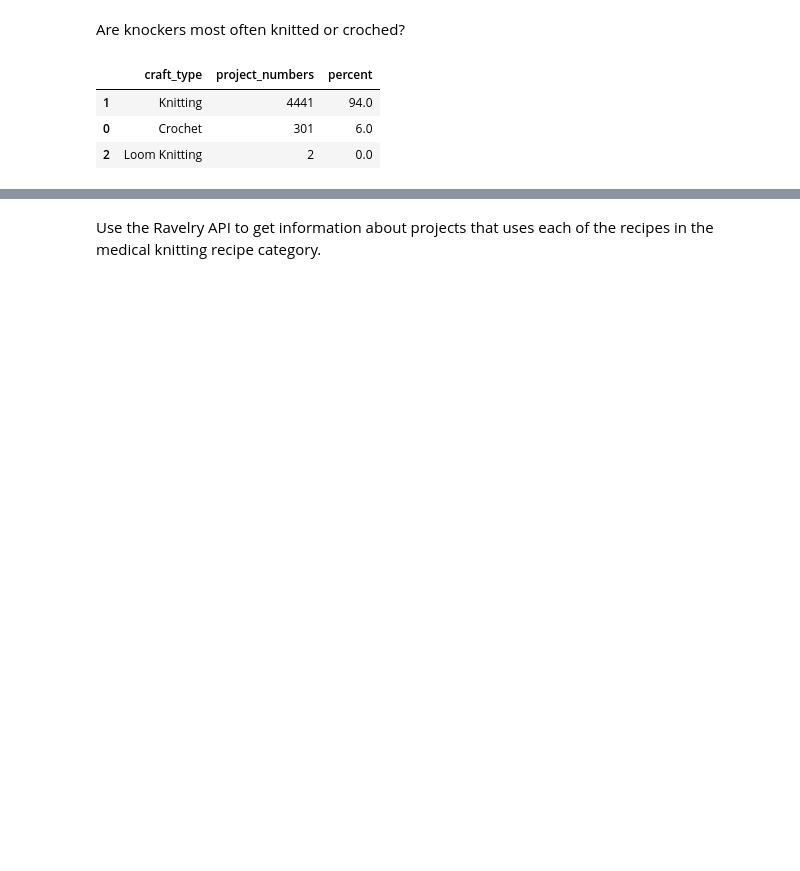
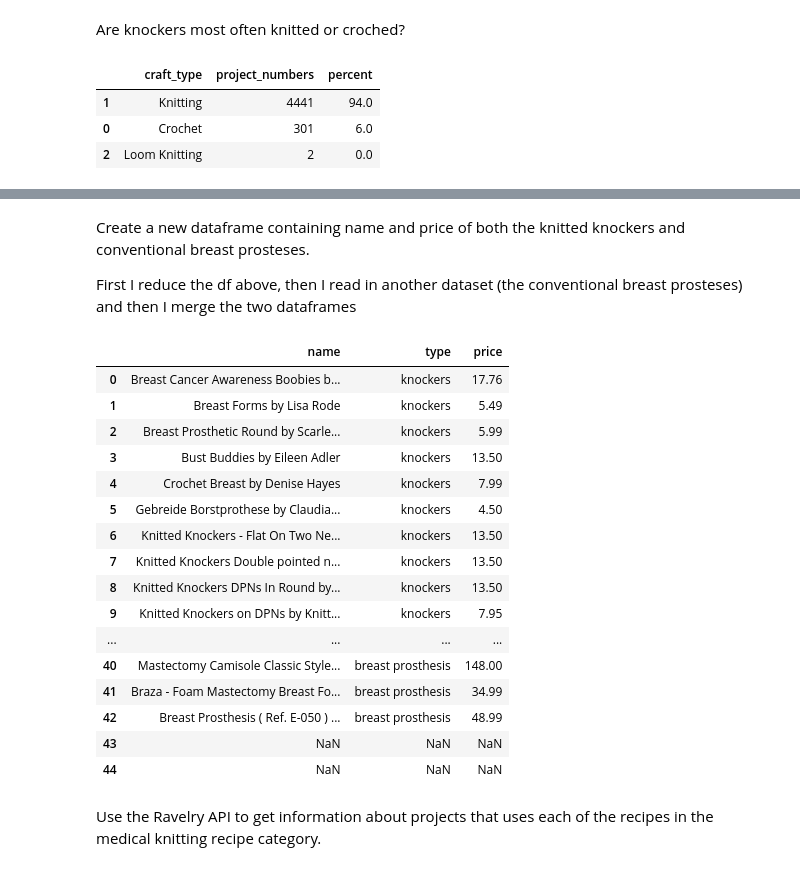
Before and after one commit to laurabejder/knitting_project, a Jupyter notebook: something.ipynb, the cells around one changed output, grey strips where cells are left out. Saved outputs shown, nothing was run; the diff lists cells and outputs as text; code cells hidden in the pictures; blank space fills up the shorter version.

Commit message:
added data

```diff
--- a/something.ipynb
+++ b/something.ipynb
@@ -171,0 +192,25 @@ knockers_grouped.to_csv("data/knockers_grouped.csv", index=False)
+# %%
+yarn_df = pd.read_csv("data/knockers_yarn_details.csv")
+yarn_df = yarn_df.replace('na',np.NaN)
+
+# Drop the recipes where some of the values are missing - they cannot be used in this calculation.
+yarn_df = yarn_df.dropna()
+
+#Figure out if you need one or two yarn wrenches
+# First change the numeric columns into the right format
+yarn_df['recipe_yardage_min'] = yarn_df['recipe_yardage_min'].astype(int)
+yarn_df['recipe_yardage_max'] = yarn_df['recipe_yardage_max'].astype(int)
+yarn_df['price_usd'] = yarn_df['price_usd'].astype(float)
+yarn_df['yarn_yards'] = yarn_df['yarn_yards'].astype(int)
+yarn_df['yard_grams'] = yarn_df['yard_grams'].astype(int)
+
+
+# If the result is larger than 1, you will need more than one yarn wrench for the average version of the recipe.
+yarn_df['wrench'] = (yarn_df['recipe_yardage_min'] / yarn_df['recipe_yardage_max'] * 2) / yarn_df['yarn_yards'] * 100
+
+yarn_df.loc[yarn_df['wrench'] > 1, 'wrench'] = 2
+yarn_df.loc[yarn_df['wrench'] <= 1, 'wrench'] = 1
+
+# And finally calculate the price of a knitted knocker
+yarn_df['knocker_price'] = yarn_df['price_usd'] * yarn_df['wrench']
+yarn_df.head(5)
@@ -172,3 +224,38 @@ knockers_grouped.to_csv("data/knockers_grouped.csv", index=False)
+# %% [markdown]
+Create a new dataframe containing name and price of both the knitted knockers and conventional breast prosteses.
+
+First I reduce the df above, then I read in another dataset (the conventional breast prosteses) and then I merge the two dataframes
+# %%
+knocker = yarn_df[['name','Category','knocker_price']]
+
+# Rename the columns to match the other dataframe
+knocker = knocker.rename(columns={'Category':'type','knocker_price':'price'})
+# %%
+# Load in the conventional prosthesis data
+prosthesis = pd.read_csv("data/prosthesis_info.csv")
+prosthesis = prosthesis.drop('retailer', axis=1)
+# %%
+# Concatenate the two dataframes
+comparison = pd.concat([knocker, prosthesis], ignore_index=True, axis=0)
+comparison
+# %% [output]
+|  | name | type | price |
+| 0 | Breast Cancer Awareness Boobies b... | knockers | 17.76 |
+| 1 | Breast Forms by Lisa Rode | knockers | 5.49 |
+| 2 | Breast Prosthetic Round by Scarle... | knockers | 5.99 |
+| 3 | Bust Buddies by Eileen Adler | knockers | 13.50 |
+| 4 | Crochet Breast by Denise Hayes | knockers | 7.99 |
+| 5 | Gebreide Borstprothese by Claudia... | knockers | 4.50 |
+| 6 | Knitted Knockers - Flat On Two Ne... | knockers | 13.50 |
+| 7 | Knitted Knockers Double pointed n... | knockers | 13.50 |
+| 8 | Knitted Knockers DPNs In Round by... | knockers | 13.50 |
+| 9 | Knitted Knockers on DPNs by Knitt... | knockers | 7.95 |
+| ... | ... | ... | ... |
+| 40 | Mastectomy Camisole Classic Style... | breast prosthesis | 148.00 |
+| 41 | Braza - Foam Mastectomy Breast Fo... | breast prosthesis | 34.99 |
+| 42 | Breast Prosthesis ( Ref. E-050 ) ... | breast prosthesis | 48.99 |
+| 43 | NaN | NaN | NaN |
+| 44 | NaN | NaN | NaN |
 # %% [markdown]
 Use the Ravelry API to get information about projects that uses each of the recipes in the medical knitting recipe category.
 # %%
```
Also changed, not shown: parts of 6 cells of this notebook, 6 other files.
